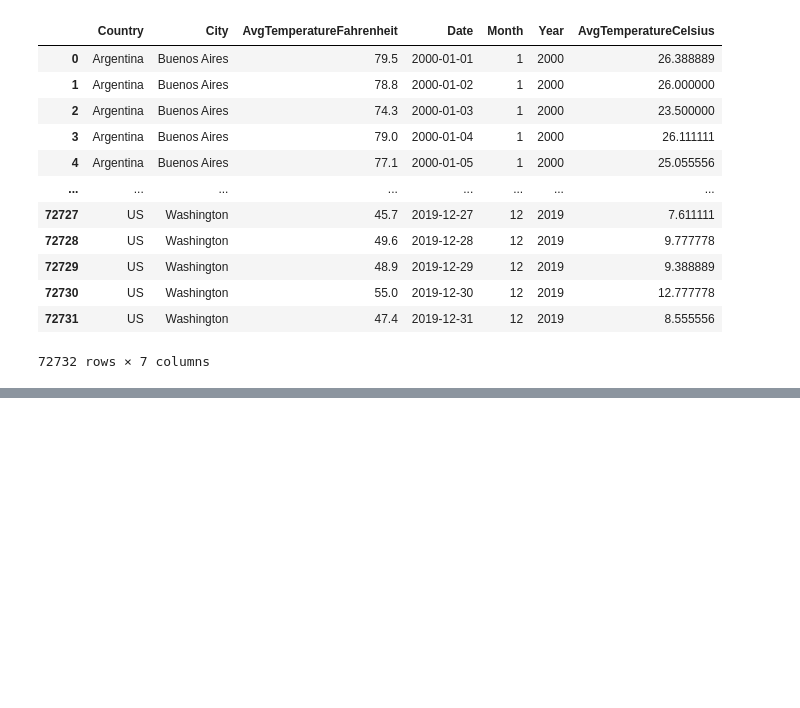
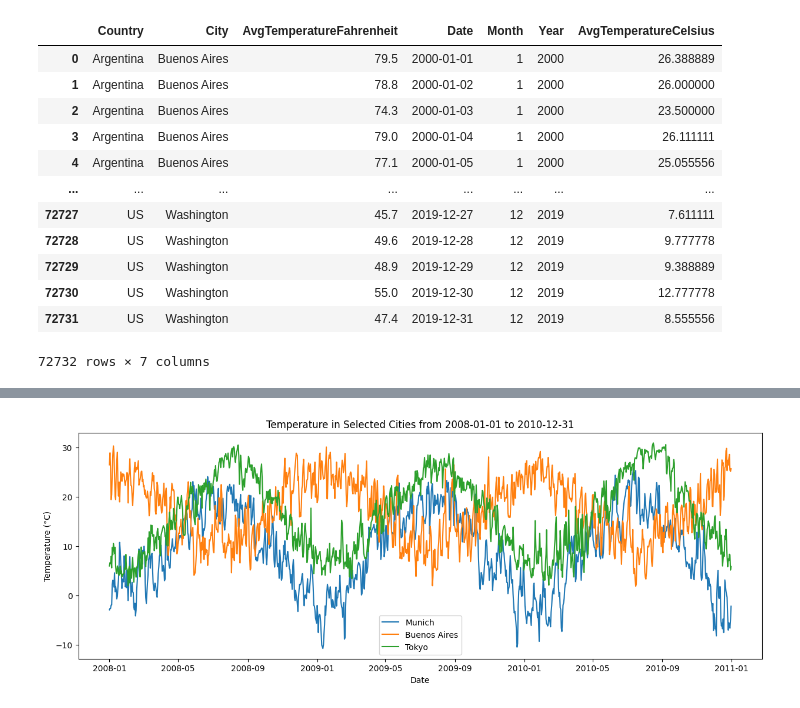
Before and after one commit to alexbj7/final-project-IPLD, a Jupyter notebook: development/03_temperatures_dashboard.ipynb, the cells around one changed output, grey strips where cells are left out. Drawn from its saved outputs; the diff is of its cells as text; code cells hidden in the pictures; blank space fills up the shorter version.

```diff
--- a/development/03_temperatures_dashboard.ipynb
+++ b/development/03_temperatures_dashboard.ipynb
@@ -175,6 +223,33 @@ plt.figure(figsize=(15, 5))
 plt.legend()
 
 plt.show()
+# %%
+# line plot
+selected_cities = ["Munich", "Buenos Aires", "Tokyo"]
+start_date = pd.to_datetime("2008-01-01").date()
+end_date = pd.to_datetime("2010-12-31").date()
+
+
+plt.figure(figsize=(15, 5))
+
+for city in selected_cities:
+    # Filter for the selected city
+    city_df = temps_df[temps_df["City"] == city]
+
+    # Filter for the selected period (inclusive)
+    city_df_period_3 = city_df[city_df["Date"] >= start_date]
+    city_df_period_4 = city_df_period_3[city_df_period_3["Date"] <= end_date]
+
+    # Plot each city
+    plt.plot(city_df_period_4["Date"], city_df_period_4["AvgTemperatureCelsius"], label=city)
+
+plt.title(f"Temperature in Selected Cities from {start_date} to {end_date}")
+plt.xlabel("Date")
+plt.ylabel("Temperature (°C)")
+plt.legend()
+plt.show()
+# %% [output]
+[figure, added]
 # %%
 # TODO: Build the histogram plot for the selected cities using the city_df_period AvgTemperatureCelsius column as the data to plot for each one
 
```
Also changed, not shown: parts of 8 cells of this notebook, 1 other file.
